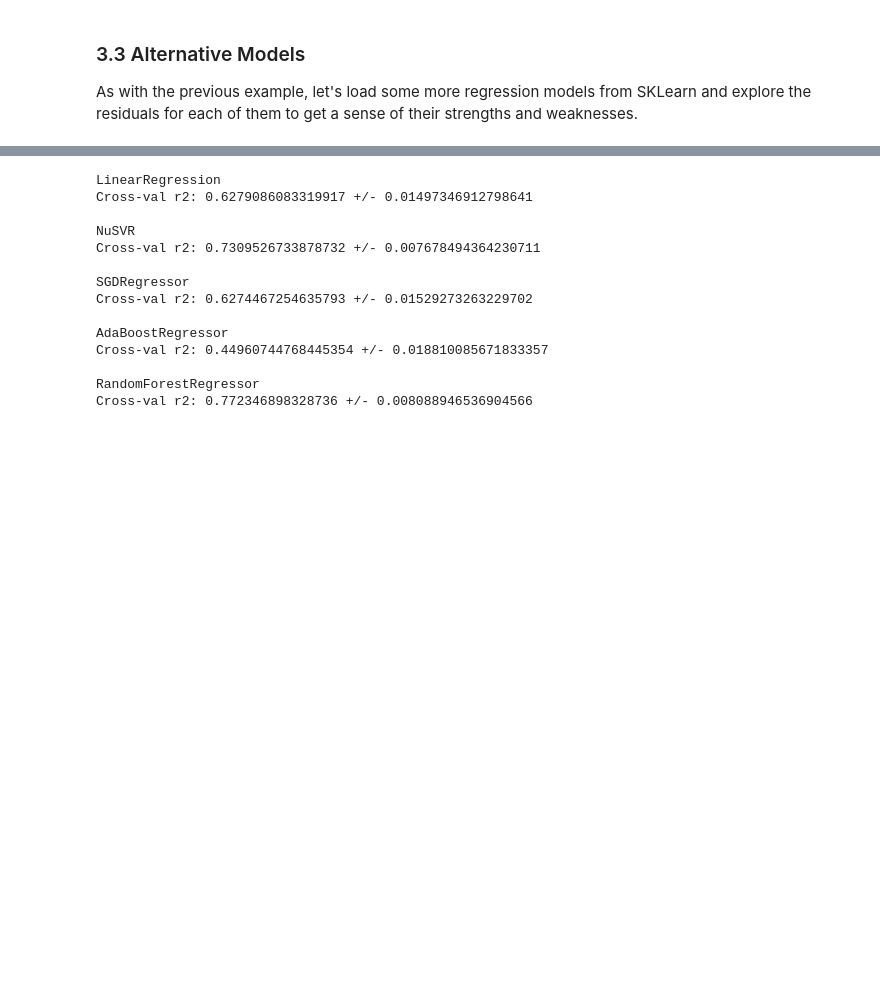
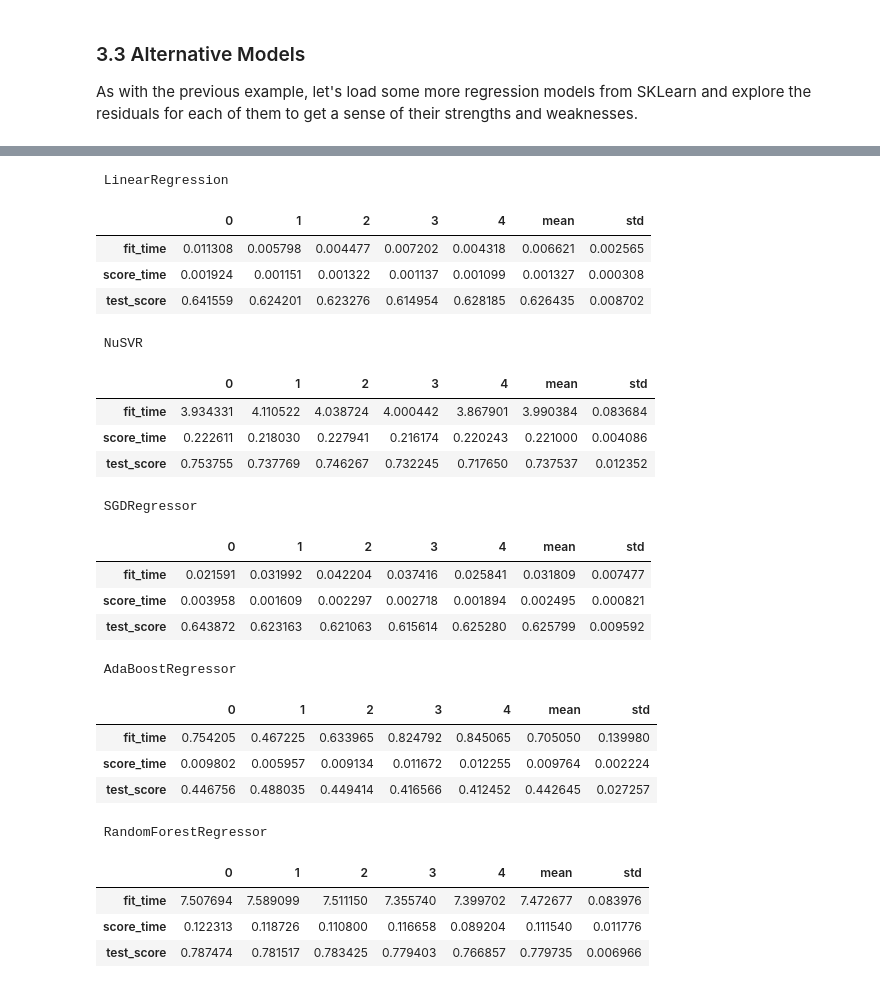
Before and after one commit to PCiunkiewicz/I4H_Workshop, a Jupyter notebook: I4H_Data_Science_Workshop_2019.ipynb, the cells around one changed output, grey strips where cells are left out. Drawn from its saved outputs; the diff is of its cells as text; code cells hidden in the pictures; blank space fills up the shorter version.

```diff
--- a/I4H_Data_Science_Workshop_2019.ipynb
+++ b/I4H_Data_Science_Workshop_2019.ipynb
@@ -318,24 +375,37 @@ for model in regressors:
 # %%
 from sklearn.model_selection import cross_validate
 
 for model in regressors:
-    cv_results = cross_validate(model, X_train_rs, y_train['target'], cv=3)
-    r2 = cv_results['test_score']
+    cv_results = cross_validate(model, X_train_rs, y_train['target'], cv=5)
+    df = pd.DataFrame(cv_results).T
+    df['mean'] = df.mean(axis=1)
+    df['std'] = df.std(axis=1)
 
-    print(model.__class__.__name__)
-    print(f'Cross-val r2: {np.mean(r2)} +/- {np.std(r2)}\n')
+    print('\n', model.__class__.__name__)
+    df
 # %% [output]
-LinearRegression
-Cross-val r2: 0.6279086083319917 +/- 0.01497346912798641
-
-NuSVR
-Cross-val r2: 0.7309526733878732 +/- 0.007678494364230711
-
-SGDRegressor
-Cross-val r2: 0.6274467254635793 +/- 0.01529273263229702
-
-AdaBoostRegressor
-Cross-val r2: 0.44960744768445354 +/- 0.018810085671833357
-
-RandomForestRegressor
-Cross-val r2: 0.772346898328736 +/- 0.008088946536904566
+ LinearRegression
+|  | 0 | 1 | 2 | 3 | 4 | mean | std |
+| fit_time | 0.011308 | 0.005798 | 0.004477 | 0.007202 | 0.004318 | 0.006621 | 0.002565 |
+| score_time | 0.001924 | 0.001151 | 0.001322 | 0.001137 | 0.001099 | 0.001327 | 0.000308 |
+| test_score | 0.641559 | 0.624201 | 0.623276 | 0.614954 | 0.628185 | 0.626435 | 0.008702 |
+ NuSVR
+|  | 0 | 1 | 2 | 3 | 4 | mean | std |
+| fit_time | 3.934331 | 4.110522 | 4.038724 | 4.000442 | 3.867901 | 3.990384 | 0.083684 |
+| score_time | 0.222611 | 0.218030 | 0.227941 | 0.216174 | 0.220243 | 0.221000 | 0.004086 |
+| test_score | 0.753755 | 0.737769 | 0.746267 | 0.732245 | 0.717650 | 0.737537 | 0.012352 |
+ SGDRegressor
+|  | 0 | 1 | 2 | 3 | 4 | mean | std |
+| fit_time | 0.021591 | 0.031992 | 0.042204 | 0.037416 | 0.025841 | 0.031809 | 0.007477 |
+| score_time | 0.003958 | 0.001609 | 0.002297 | 0.002718 | 0.001894 | 0.002495 | 0.000821 |
+| test_score | 0.643872 | 0.623163 | 0.621063 | 0.615614 | 0.625280 | 0.625799 | 0.009592 |
+ AdaBoostRegressor
+|  | 0 | 1 | 2 | 3 | 4 | mean | std |
+| fit_time | 0.754205 | 0.467225 | 0.633965 | 0.824792 | 0.845065 | 0.705050 | 0.139980 |
+| score_time | 0.009802 | 0.005957 | 0.009134 | 0.011672 | 0.012255 | 0.009764 | 0.002224 |
+| test_score | 0.446756 | 0.488035 | 0.449414 | 0.416566 | 0.412452 | 0.442645 | 0.027257 |
+ RandomForestRegressor
+|  | 0 | 1 | 2 | 3 | 4 | mean | std |
+| fit_time | 7.507694 | 7.589099 | 7.511150 | 7.355740 | 7.399702 | 7.472677 | 0.083976 |
+| score_time | 0.122313 | 0.118726 | 0.110800 | 0.116658 | 0.089204 | 0.111540 | 0.011776 |
+| test_score | 0.787474 | 0.781517 | 0.783425 | 0.779403 | 0.766857 | 0.779735 | 0.006966 |
```
Also changed, not shown: parts of 36 cells of this notebook.
